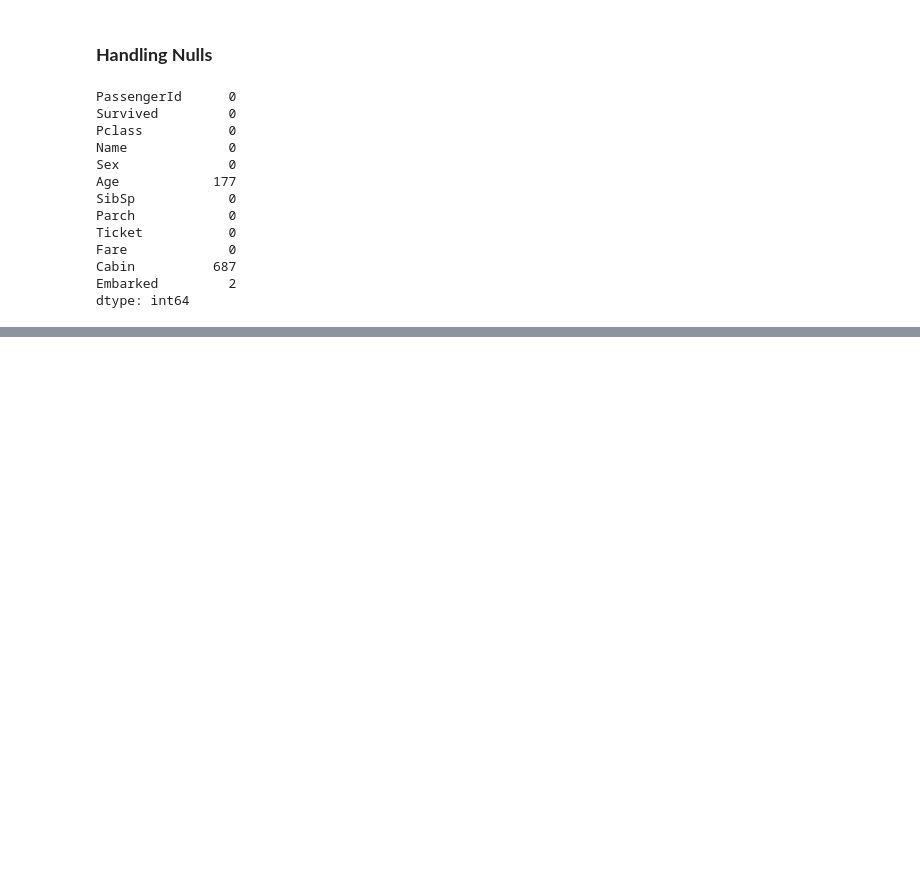
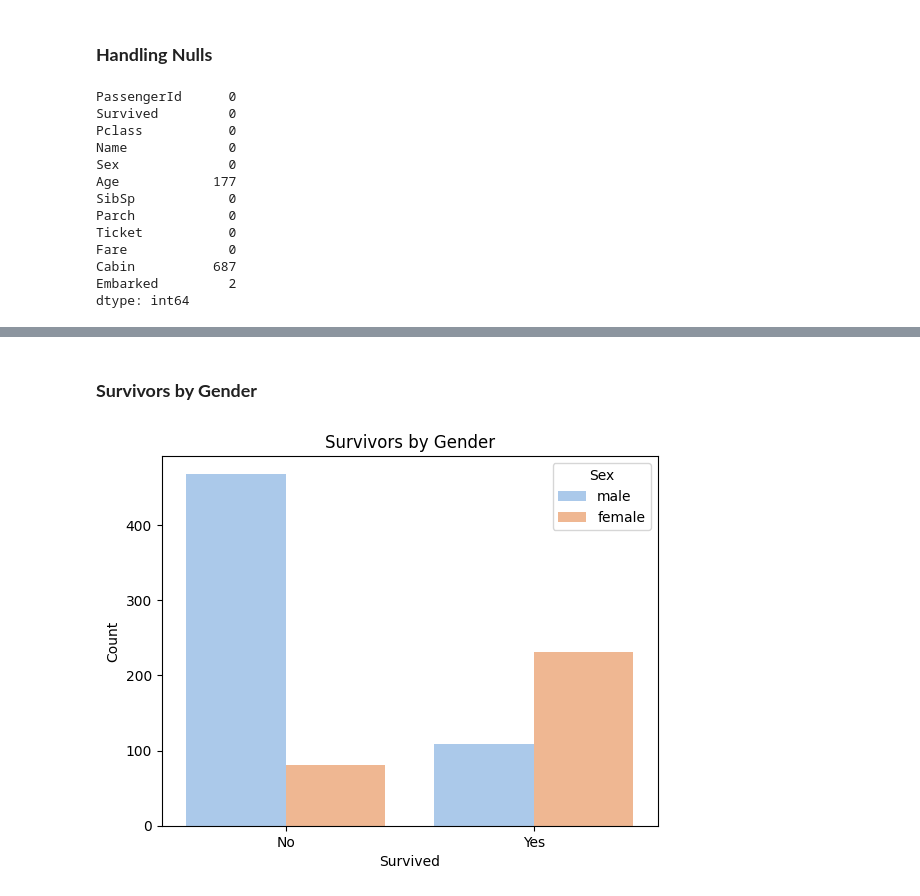
Before and after one commit to Musharaf-Ahsan/CODSOFT, a Jupyter notebook: survival_predict.ipynb, the cells around one changed output, grey strips where cells are left out. Cells and saved outputs as stored; diff of their text form; code cells hidden in the pictures; blank space fills up the shorter version.

```diff
--- a/survival_predict.ipynb
+++ b/survival_predict.ipynb
@@ -84,0 +148,18 @@ dtype: int64
+# %% [markdown]
+### **Survivors by Gender**
+# %%
+# Create a count plot
+sns.countplot(data=df, x='Survived', hue='Sex', palette='pastel')
+
+# Replace x-axis labels 0 and 1 with 'No' and 'Yes'
+plt.xticks(ticks=[0, 1], labels=['No', 'Yes'])
+
+# Add labels and title
+plt.xlabel('Survived')
+plt.ylabel('Count')
+plt.title('Survivors by Gender')
+
+# Show the plot
+plt.show()
+# %% [output]
+[figure, added]
```
Also changed, not shown: parts of 18 cells of this notebook.
